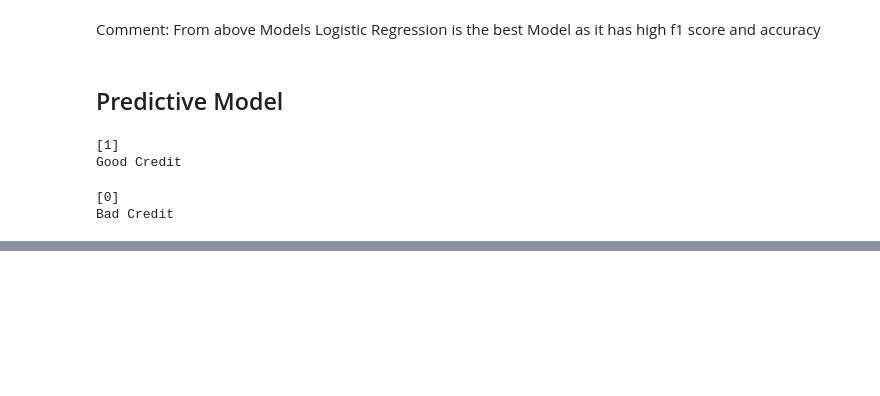
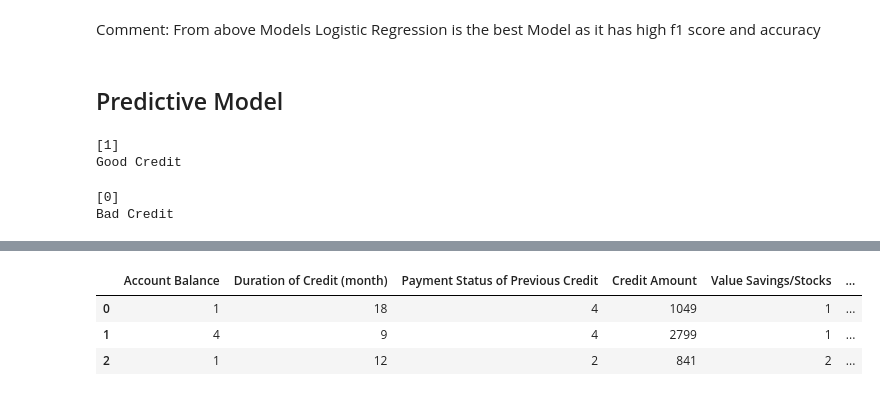
Before and after one commit to meetgandhii/LoanEligibilityChecker, a Jupyter notebook: Creditability.ipynb, the cells around one changed output, grey strips where cells are left out. Drawn from its saved outputs; the diff is of its cells as text; code cells hidden in the pictures; blank space fills up the shorter version.

```diff
--- a/Creditability.ipynb
+++ b/Creditability.ipynb
@@ -336,0 +361,31 @@ Bad Credit
+# %%
+#Value Savings/Stocks
+df['Value Savings/Stocks']=np.where((df['Value Savings/Stocks'] >0) & (df['Value Savings/Stocks'] <100),2, df['Value Savings/Stocks'])
+df['Value Savings/Stocks']=np.where((df['Value Savings/Stocks'] >=100) & (df['Value Savings/Stocks'] <500) ,3, df['Value Savings/Stocks'])
+df['Value Savings/Stocks']=np.where((df['Value Savings/Stocks'] >=500) & (df['Value Savings/Stocks'] <1000) ,4, df['Value Savings/Stocks'])
+df['Value Savings/Stocks']=np.where(df['Value Savings/Stocks'] >=1000 ,5, df['Value Savings/Stocks'])
+df['Value Savings/Stocks']=np.where(df['Value Savings/Stocks'] == 0 ,1, df['Value Savings/Stocks'])
+# %%
+#Length of current employment
+df['Length of current employment']=np.where((df['Length of current employment'] >1) & (df['Length of current employment'] <=4) ,3, df['Length of current employment'])
+df['Length of current employment']=np.where((df['Length of current employment'] >4) & (df['Length of current employment'] <=7) ,4, df['Length of current employment'])
+df['Length of current employment']=np.where((df['Length of current employment'] >0) & (df['Length of current employment'] <=1),2, df['Length of current employment'])
+df['Length of current employment']=np.where(df['Length of current employment'] >7 ,5, df['Length of current employment'])
+df['Length of current employment']=np.where(df['Length of current employment'] == 0 ,1, df['Length of current employment'])
+# %%
+#No of Credits at this Bank
+df['No of Credits at this Bank']=np.where((df['No of Credits at this Bank']==2) | (df['No of Credits at this Bank'] ==3) ,2, df['No of Credits at this Bank'])
+df['No of Credits at this Bank']=np.where((df['No of Credits at this Bank']==4) | (df['No of Credits at this Bank'] ==5) ,3, df['No of Credits at this Bank'])
+df['No of Credits at this Bank']=np.where(df['No of Credits at this Bank']>=6 ,4, df['No of Credits at this Bank'])
+df['No of Credits at this Bank']=np.where(df['No of Credits at this Bank']==1 ,1, df['No of Credits at this Bank'])
+# %%
+#No of dependents
+df['No of dependents']=np.where((df['No of dependents']>=0) & (df['No of dependents']<=2) ,2, df['No of dependents'])
+df['No of dependents']=np.where(df['No of dependents']>=3,1, df['No of dependents'])
+# %%
+df
+# %% [output]
+|  | Account Balance | Duration of Credit (month) | Payment Status of Previous Credit | Credit Amount | Value Savings/Stocks | ... |
+| 0 | 1 | 18 | 4 | 1049 | 1 | ... |
+| 1 | 4 | 9 | 4 | 2799 | 1 | ... |
+| 2 | 1 | 12 | 2 | 841 | 2 | ... |
```
Also changed, not shown: parts of 13 cells of this notebook, 1 other file.
